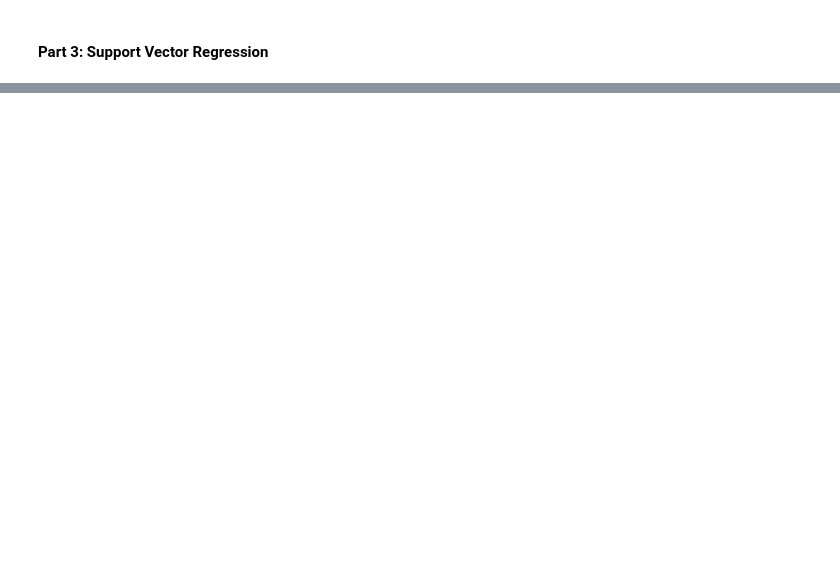
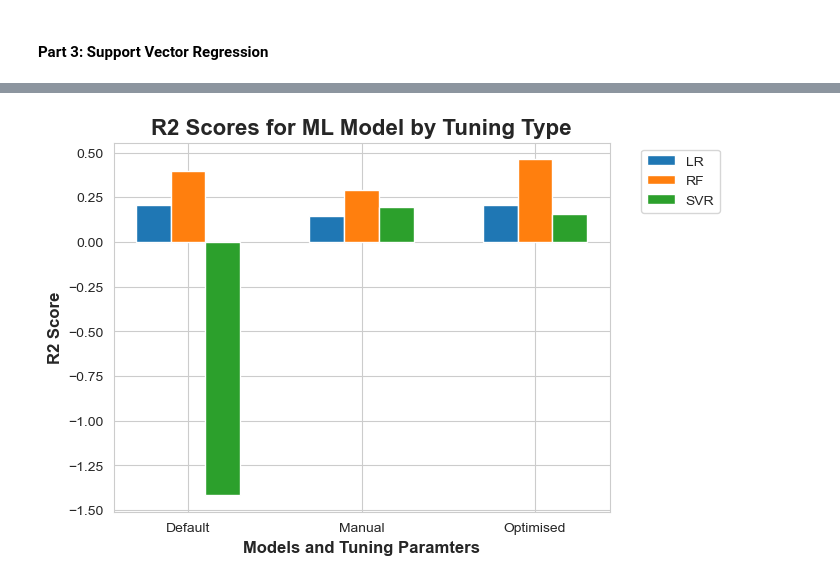
Before and after one commit to sbs22014/CA1_TourismIreland_MscDA, a Jupyter notebook: Data Clean and Merge for Project - 1.ipynb, the cells around one changed output, grey strips where cells are left out. Cells and saved outputs as stored; diff of their text form; code cells hidden in the pictures; blank space fills up the shorter version.

Commit message:
Update report and notebook with ML results analyses and comparative visualisations

```diff
--- a/Data Clean and Merge for Project - 1.ipynb
+++ b/Data Clean and Merge for Project - 1.ipynb
@@ -3074,0 +2983,36 @@ R-squared (R^2) Score: -0.22263056659770375
+# %%
+# CREATE R2 PLOT WITH RESULTS
+
+r2_scores_LR = [0.2057, 0.1466, 0.2057]
+r2_scores_RF = [0.3953, 0.2915, 0.4614]
+r2_scores_SVR = [-1.4181, 0.1953, 0.1551]
+
+
+# Group names
+group_names = ['Default', 'Manual', 'Optimised']
+
+# Bar positions
+bar_positions = np.arange(len(group_names))
+
+# Bar width
+bar_width = 0.20
+
+# Create grouped bar graph
+plt.bar(bar_positions - bar_width, r2_scores_LR, width=bar_width, label='LR')
+plt.bar(bar_positions, r2_scores_RF, width=bar_width, label='RF')
+plt.bar(bar_positions + bar_width, r2_scores_SVR, width=bar_width, label='SVR')
+
+# Customize the plot
+plt.xlabel('Models and Tuning Paramters', weight='bold', fontsize=12)
+plt.ylabel('R2 Score', weight='bold', fontsize=12)
+plt.title('R2 Scores for ML Model by Tuning Type', weight='bold', fontsize=16)
+plt.xticks(bar_positions, group_names)
+plt.legend()
+
+# Place legend outside the plot
+plt.legend(bbox_to_anchor=(1.05, 1), loc='upper left')
+
+# Show the plot
+plt.show()
+# %% [output]
+[figure, added]
```
Also changed, not shown: parts of 38 cells of this notebook, 1 other file.
